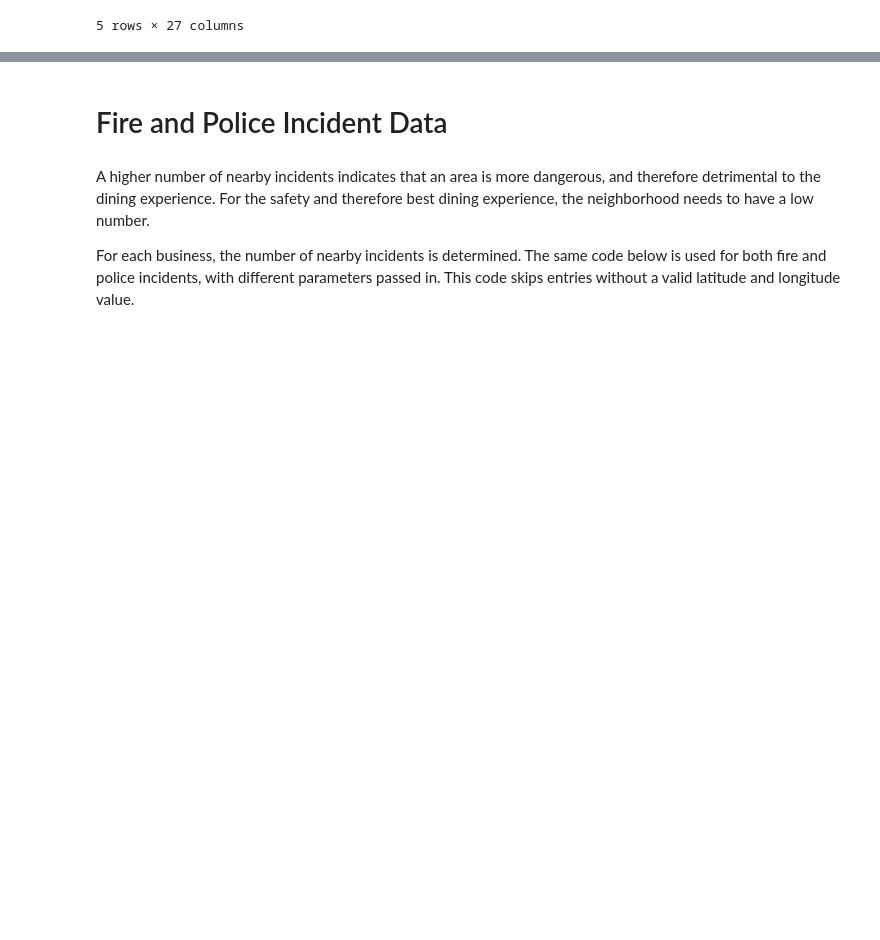
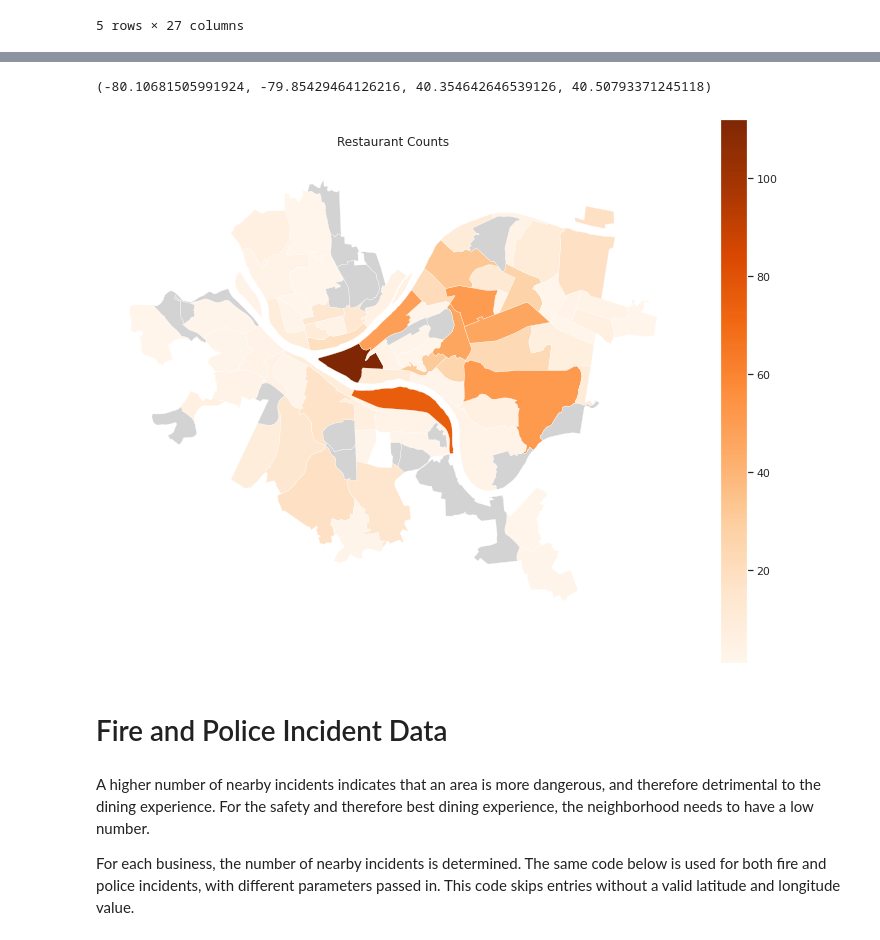
Before and after one commit to Bejofo/CMPINFO_0010_Final_Project, a Jupyter notebook: notebooks/summary.ipynb, the cells around one changed output, grey strips where cells are left out. Saved outputs shown, nothing was run; the diff lists cells and outputs as text; code cells hidden in the pictures; blank space fills up the shorter version.

```diff
--- a/notebooks/summary.ipynb
+++ b/notebooks/summary.ipynb
@@ -339,3 +397,13 @@ business_list.head()
+# %%
+business_count = business_count.reset_index().rename(columns={'index':'neighborhood','neighborhood':'count'})
+map = generate_map(business_count,'count')
+fig, ax = pyplot.subplots(1, 1, figsize=(13, 10))
+map.plot(ax=ax, column="count", legend=True, cmap="Oranges", linewidth=0.3, missing_kwds={"color": "lightgrey"})
+pyplot.title("Restaurant Counts", pad=15)
+pyplot.axis("off")
+# %% [output]
+(-80.10681505991924, -79.85429464126216, 40.354642646539126, 40.50793371245118)
+[figure, added]
 # %% [markdown]
 # Fire and Police Incident Data
 # %% [markdown]
```
Also changed, not shown: parts of 51 cells of this notebook.
